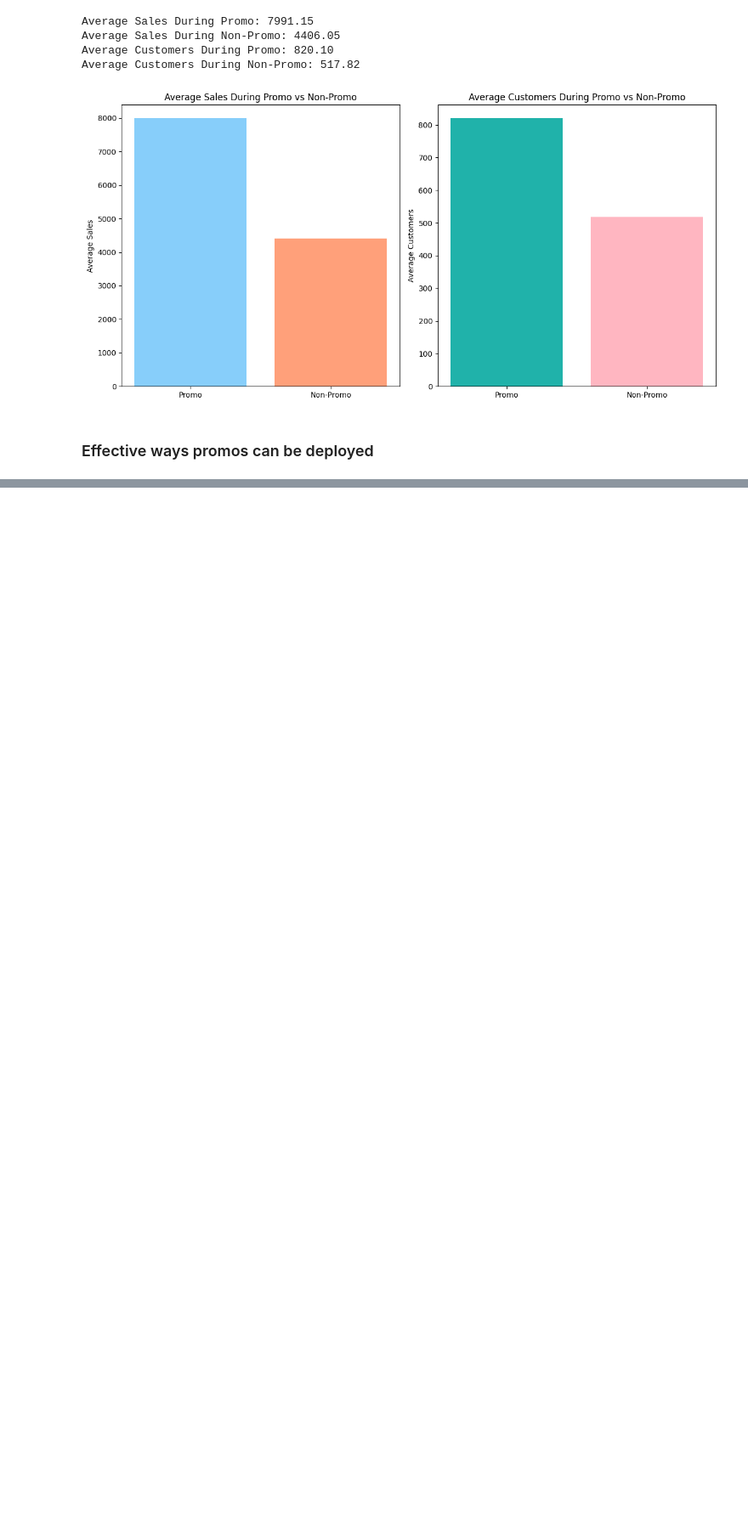
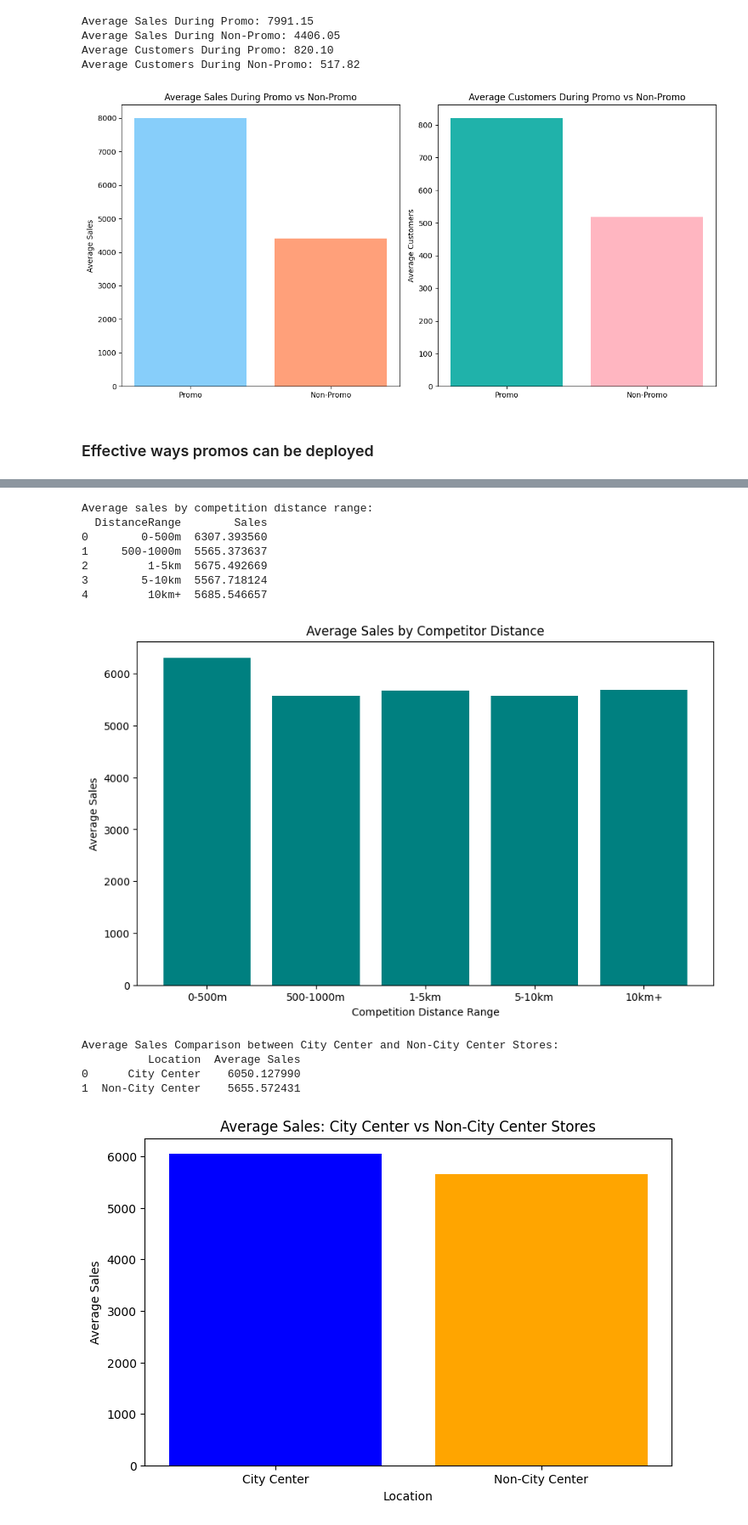
Before and after one commit to wolderufael/Rossmann_Store_Sales_Prediction, a Jupyter notebook: notebook/EDA.ipynb, the cells around one changed output, grey strips where cells are left out. Shown at 85% size. Drawn from its saved outputs; the diff is of its cells as text; code cells hidden in the pictures; blank space fills up the shorter version.

```diff
--- a/notebook/EDA.ipynb
+++ b/notebook/EDA.ipynb
@@ -110,0 +146,3 @@ StoreType: d, Assortment: c
+# %%
+analyzer.analyze_competition_distance_sales(merged_df)
+# %% [output]
@@ -110,0 +150,13 @@ StoreType: d, Assortment: c
+Average sales by competition distance range:
+  DistanceRange        Sales
+0        0-500m  6307.393560
+1     500-1000m  5565.373637
+2         1-5km  5675.492669
+3        5-10km  5567.718124
+4         10km+  5685.546657
+[figure, added]
+Average Sales Comparison between City Center and Non-City Center Stores:
+          Location  Average Sales
+0      City Center    6050.127990
+1  Non-City Center    5655.572431
+[figure, added]
```
Also changed, not shown: parts of 19 cells of this notebook, 1 other file.
